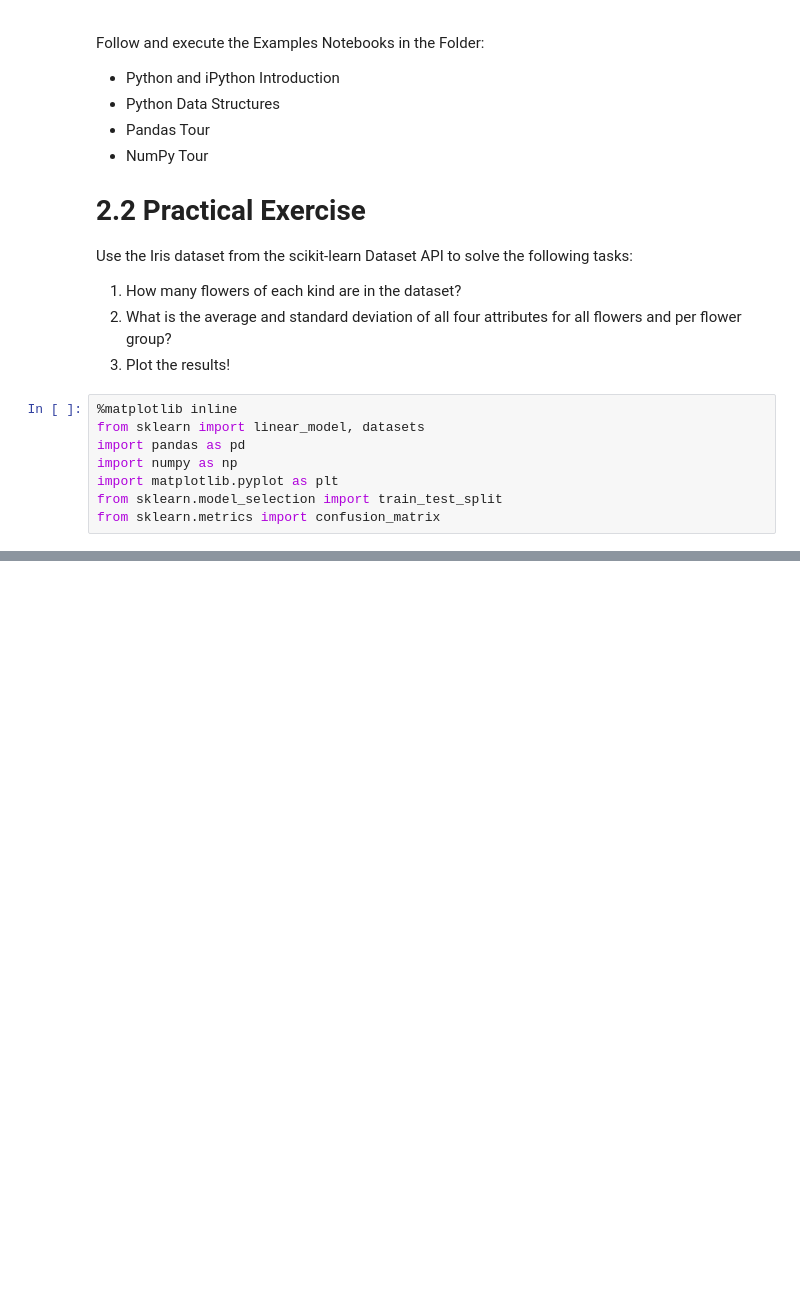
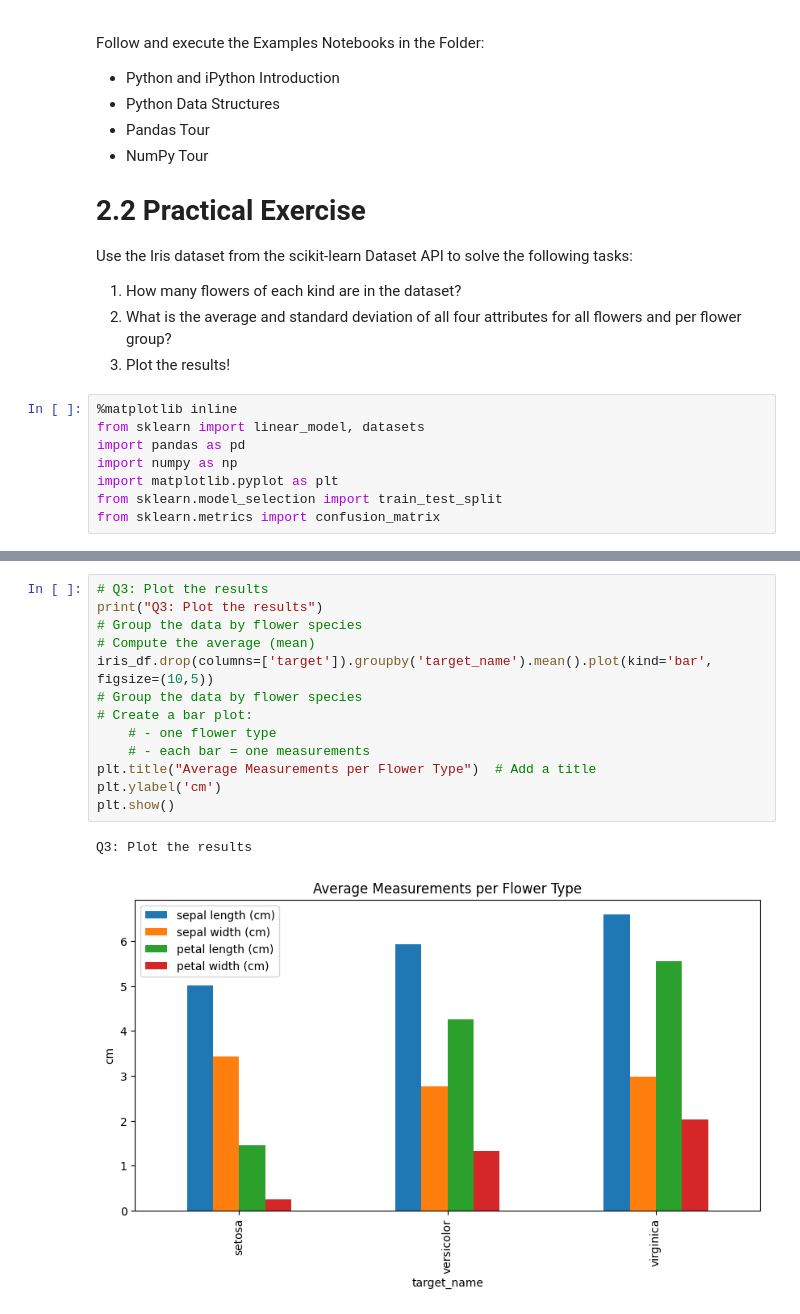
Before and after one commit to montassar03/AAML_Exercises, a Jupyter notebook: 01_Python/01.2_Python.ipynb, the cells around one changed output, grey strips where cells are left out. Saved outputs shown, nothing was run; the diff lists cells and outputs as text; blank space fills up the shorter version.

```diff
--- a/01_Python/01.2_Python.ipynb
+++ b/01_Python/01.2_Python.ipynb
@@ -85,0 +139,16 @@ iris_df.groupby('target_name').aggregate({'target_name':'count', })
+# %%
+# Q3: Plot the results
+print("Q3: Plot the results")
+# Group the data by flower species
+# Compute the average (mean)
+iris_df.drop(columns=['target']).groupby('target_name').mean().plot(kind='bar', figsize=(10,5))
+# Group the data by flower species
+# Create a bar plot:
+    # - one flower type
+    # - each bar = one measurements
+plt.title("Average Measurements per Flower Type")  # Add a title
+plt.ylabel('cm')
+plt.show()
+# %% [output]
+Q3: Plot the results
+[figure, added]
```
Also changed, not shown: parts of 5 cells of this notebook.
